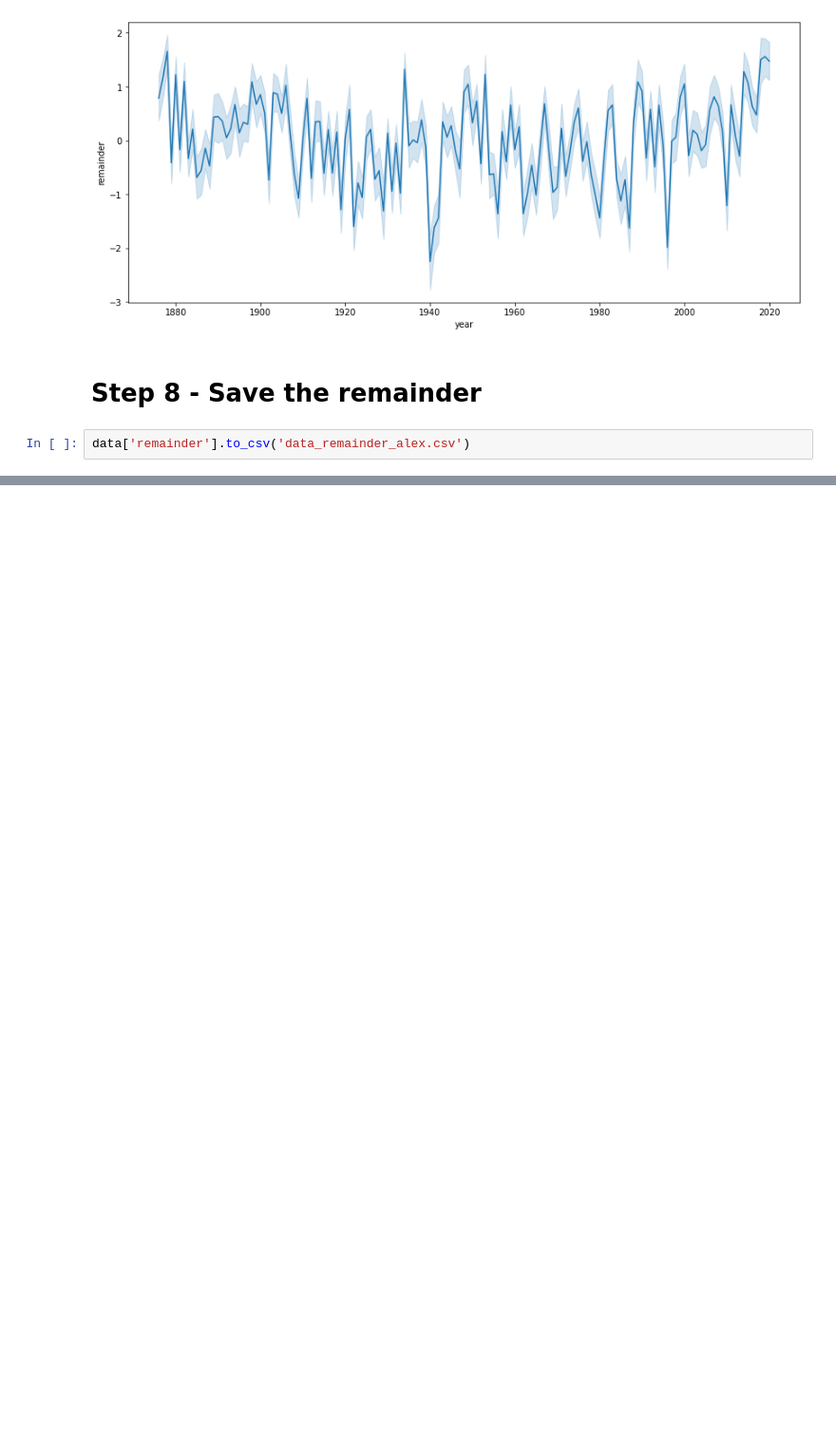
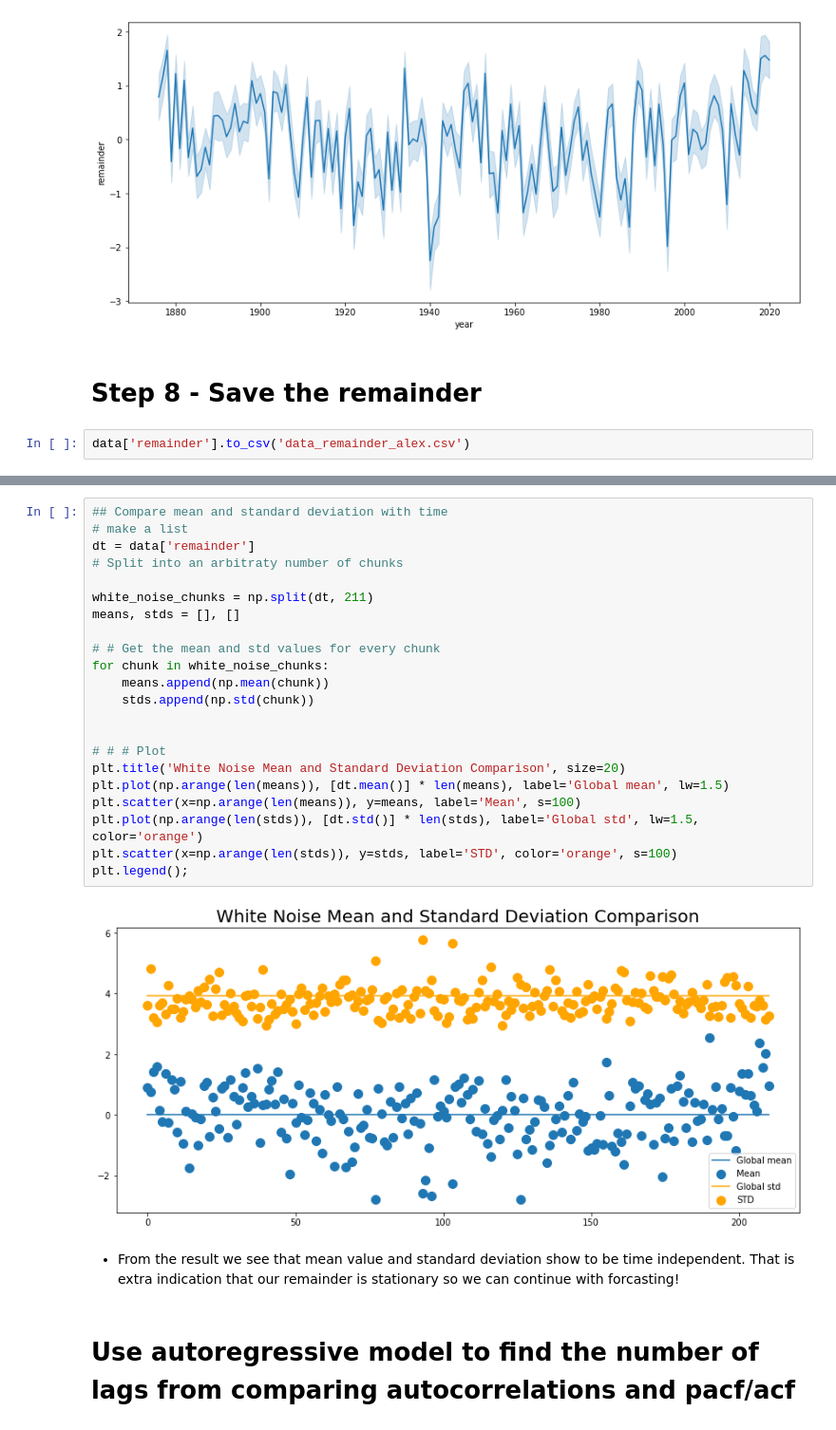
Before and after one commit to RosiNantis/Projects_from_Spiced_personal, a Jupyter notebook: week_7/spiced_project/berlin_temp.ipynb, the cells around one changed output, grey strips where cells are left out. Shown at 95% size. Saved outputs shown, nothing was run; the diff lists cells and outputs as text; blank space fills up the shorter version.

Commit message:
crate the plan for the modeling

```diff
--- a/week_7/spiced_project/berlin_temp.ipynb
+++ b/week_7/spiced_project/berlin_temp.ipynb
@@ -356,0 +391,28 @@ data['remainder'].to_csv('data_remainder_alex.csv')
+# %%
+## Compare mean and standard deviation with time
+# make a list
+dt = data['remainder']
+# Split into an arbitraty number of chunks
+
+white_noise_chunks = np.split(dt, 211)
+means, stds = [], []
+
+# # Get the mean and std values for every chunk
+for chunk in white_noise_chunks:
+    means.append(np.mean(chunk))
+    stds.append(np.std(chunk))
+
+
+# # # Plot
+plt.title('White Noise Mean and Standard Deviation Comparison', size=20)
+plt.plot(np.arange(len(means)), [dt.mean()] * len(means), label='Global mean', lw=1.5)
+plt.scatter(x=np.arange(len(means)), y=means, label='Mean', s=100)
+plt.plot(np.arange(len(stds)), [dt.std()] * len(stds), label='Global std', lw=1.5, color='orange')
+plt.scatter(x=np.arange(len(stds)), y=stds, label='STD', color='orange', s=100)
+plt.legend();
+# %% [output]
+[figure, added]
+# %% [markdown]
+- From the result we see that mean value and standard deviation show to be time independent. That is extra indication that our remainder is stationary so we can continue with forcasting!
+# %% [markdown]
+# Use autoregressive model to find the number of lags from comparing autocorrelations and pacf/acf
```
Also changed, not shown: parts of 6 cells of this notebook.
